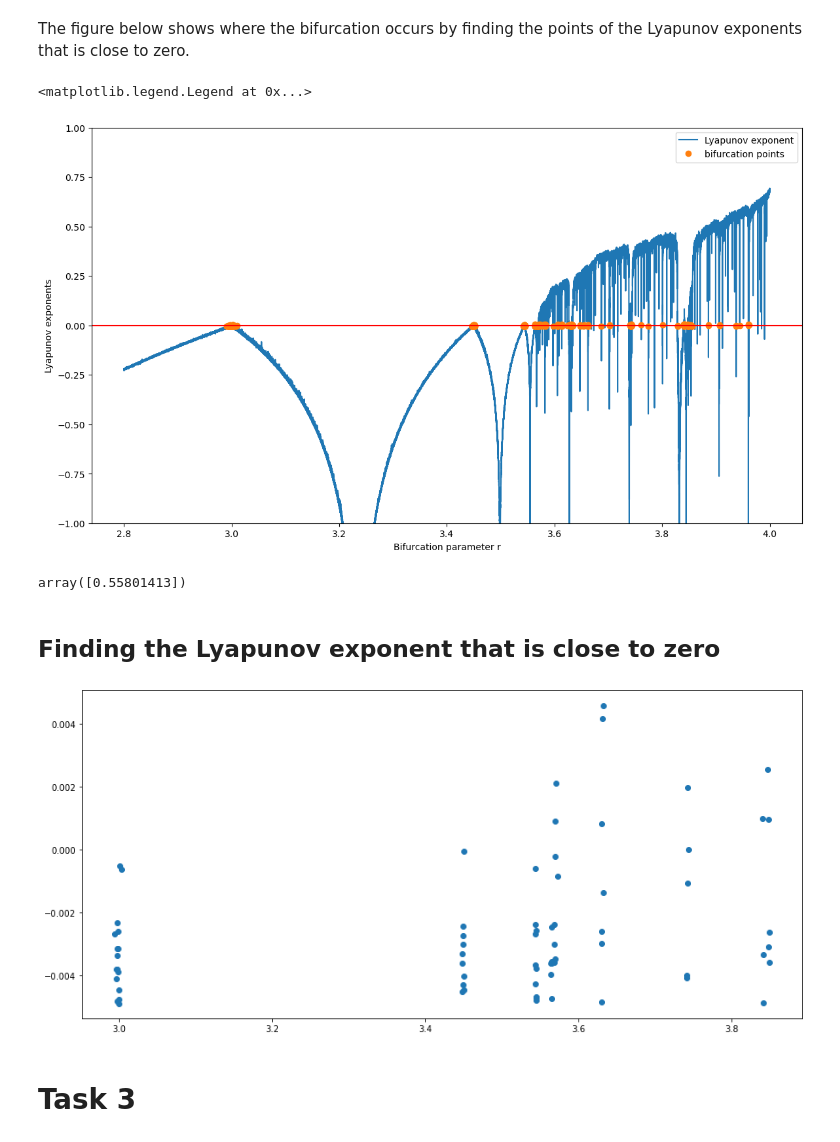
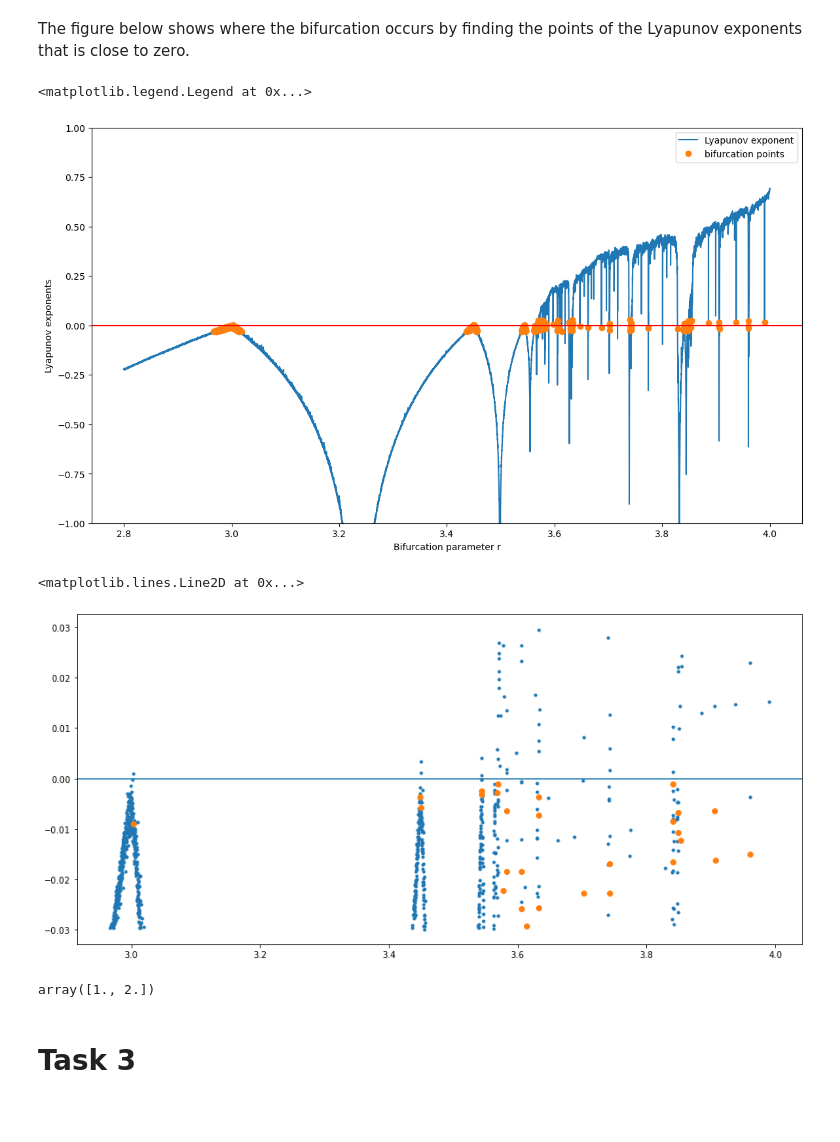
Before and after one commit to SunAndClouds/ComplexSystems, a Jupyter notebook: Lab1.ipynb, the cells around one changed output. Cells and saved outputs as stored; diff of their text form; code cells hidden in the pictures; blank space fills up the shorter version.

```diff
--- a/Lab1.ipynb
+++ b/Lab1.ipynb
@@ -96,7 +116,7 @@ L = np.array(L)
 # %% [markdown]
 The figure below shows where the bifurcation occurs by finding the points of the Lyapunov exponents that is close to zero.
 # %%
-index = np.where(np.abs(L) <= 5e-3)[0]
+index = np.where(np.abs(L) <= 3e-2)[0]
 
 
 plt.figure(figsize=(14,8), dpi=100)
@@ -118,35 +138,31 @@ plt.legend()
 #plt.savefig("Lyapunov exponents for logistuic map", bbox_inches="tight")
 # %% [output]
 <matplotlib.legend.Legend at 0x...>
-[figure, old version]
+[figure, new version]
 # %%
-r, x = symbols("r, x")
+import numpy as np
 
-f0 = r*x*(1-x)
-f = r*x*(1-x)
-
-for i in range(1, 2):
-    f = f.subs(x, f0)
-    f_num = lambdify([x, r], f - x)
+def elements_before_positive(arr):
+    before_positive = np.zeros(arr.shape)
+    for i in range(len(arr) - 1):
+        if arr[i] < 0 and arr[i + 1] > 0:
+            before_positive[i] = arr[i]
+    return before_positive
 
 
-#print(f)
-get_root(f_num, x0=0.5, args=(3.1,))["x"]
+y = elements_before_positive(L[index])
+#j = np.where(y  L[index])
+
+plt.plot(R[index], L[index], ".")
+plt.plot(R[index][y == L[index]], L[index][y == L[index]], "o")
+plt.axhline(0)
 # %% [output]
-array([0.55801413])
+<matplotlib.lines.Line2D at 0x...>
+[figure, added]
-# %% [markdown]
-## Finding the Lyapunov exponent that is close to zero
-# %%
-from sklearn.mixture import GaussianMixture
-from sklearn.cluster import DBSCAN
-
-X = np.concatenate([R[index][:,None],L[index][:,None]], axis=1)
-dbscan = DBSCAN(0.01)
-dbscan.fit(X)
-
-plt.plot(*dbscan.components_.T, "o");
-# %% [output]
-[figure, removed]
+# %%
+result
+# %% [output]
+array([1., 2.])
 # %% [markdown]
 # Task 3
 # %%
```
Also changed, not shown: parts of 8 cells of this notebook, 2 other files.
